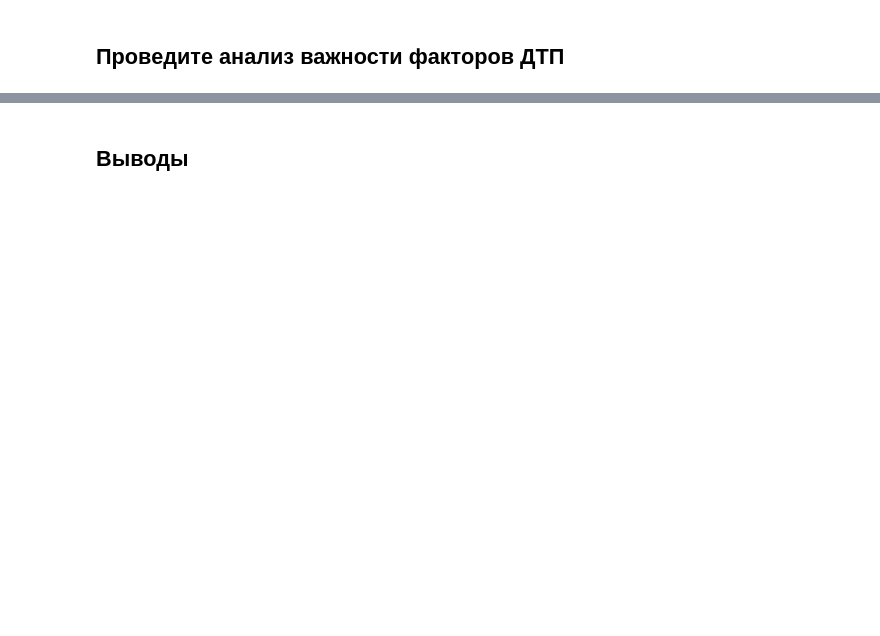
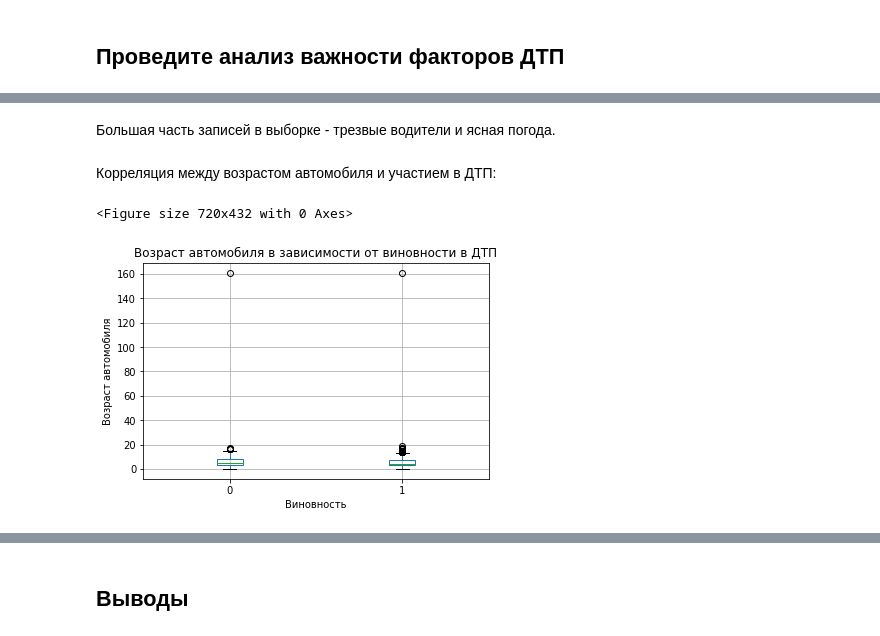
Before and after one commit to vilesova/traffic-accident-prediction-model, a Jupyter notebook: traffic-accident-prediction-model.ipynb, the cells around one changed output, grey strips where cells are left out. Drawn from its saved outputs; the diff is of its cells as text; code cells hidden in the pictures; blank space fills up the shorter version.

```diff
--- a/traffic-accident-prediction-model.ipynb
+++ b/traffic-accident-prediction-model.ipynb
@@ -210,0 +308,16 @@ weighted avg       0.64      0.63      0.60     30981
+# %% [markdown]
+Большая часть записей в выборке - трезвые водители и ясная погода.
+# %% [markdown]
+Корреляция между возрастом автомобиля и участием в ДТП:
+# %%
+# Визуализация распределения возраста автомобилей в зависимости от виновности
+plt.figure(figsize=(10, 6))
+data_df.boxplot(column='vehicle_age', by='at_fault')
+plt.title('Возраст автомобиля в зависимости от виновности в ДТП')
+plt.suptitle('')
+plt.xlabel('Виновность')
+plt.ylabel('Возраст автомобиля')
+plt.show()
+# %% [output]
+<Figure size 720x432 with 0 Axes>
+[figure, added]
```
Also changed, not shown: parts of 27 cells of this notebook.
